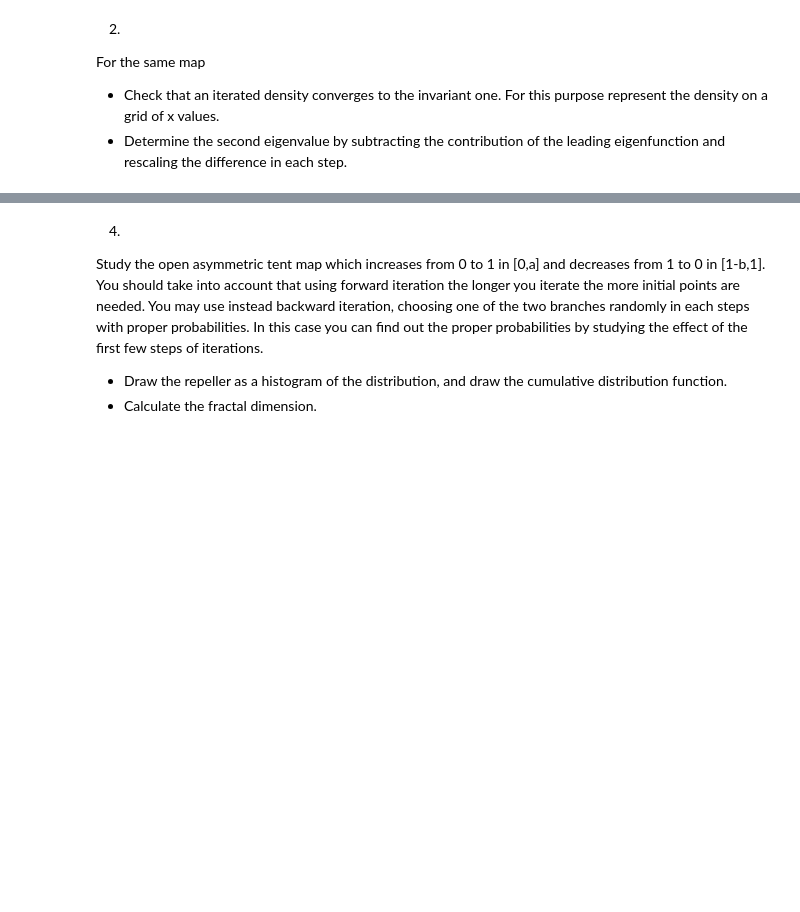
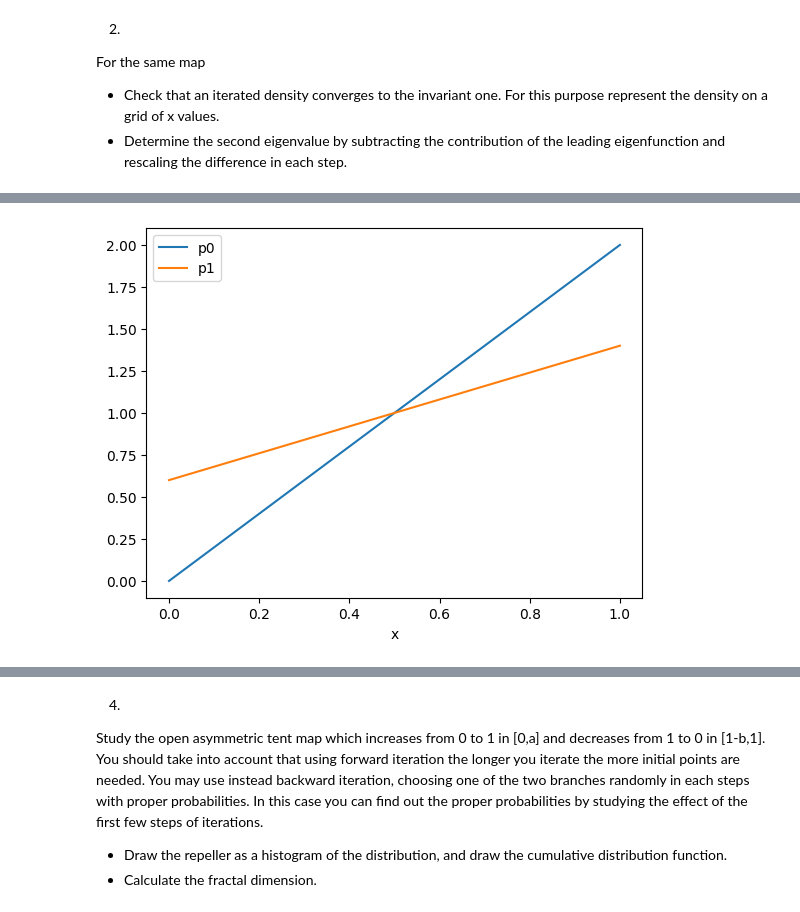
Before and after one commit to TarnaiMark/Advanced-Statistics---Msc---2025, a Jupyter notebook: Előadás 9 - Káoszelmélet/chaos-exc.ipynb, the cells around one changed output, grey strips where cells are left out. Cells and saved outputs as stored; diff of their text form; code cells hidden in the pictures; blank space fills up the shorter version.

```diff
--- a/Előadás 9 - Káoszelmélet/chaos-exc.ipynb
+++ b/Előadás 9 - Káoszelmélet/chaos-exc.ipynb
@@ -39,0 +62,8 @@ Lyapunov exponent (time average): 0.6104
+# %%
+t=100000
+x=np.random.rand()
+logsum=0
+for k in range(t):
+    logsum+=np.log(abs(analitical_deriv(x,c)))
+    x=tent_map(x,c)
+print("Lyapunov exponent",logsum/t)
@@ -46,0 +90,30 @@ For the same map
+# %%
+# Question 2
+
+# how to calculate the evolution of a probability density
+# by the Frobenius-Perron operator of the asymmetric tent map
+c=0.7# an arbitrary value for the parameter of the map
+# we want to generate gridpoints  x_k=k/n, k=0,1,2,...,n
+n=10000                # the largest gridpoint index
+x=np.linspace(0,1,n+1)   # the gridpoints
+p0=np.linspace(0,2,n+1)  # the list of the values of an initial density at the grid points
+
+
+
+def FP(p):
+    p1=np.zeros(n+1)          # create an array in which the values of the resulting density will be stored
+
+    for i in range(n+1):             # i.e. i=0,1,2,...,n
+        j=round(i*c)                 # left preimage index
+        k=round(n-i*(1-c))           # right preimage index
+        p1[i]=p[j]*c + p[k]*(1-c)  # the sum of the contribution of the two branches
+    return p1
+
+
+
+plt.plot(x,p0,label="p0")
+plt.plot(x,FP(p0),label="p1")
+plt.legend()
+plt.xlabel("x");
+# %% [output]
+[figure, added]
```
Also changed, not shown: parts of 11 cells of this notebook, 4 other files.
